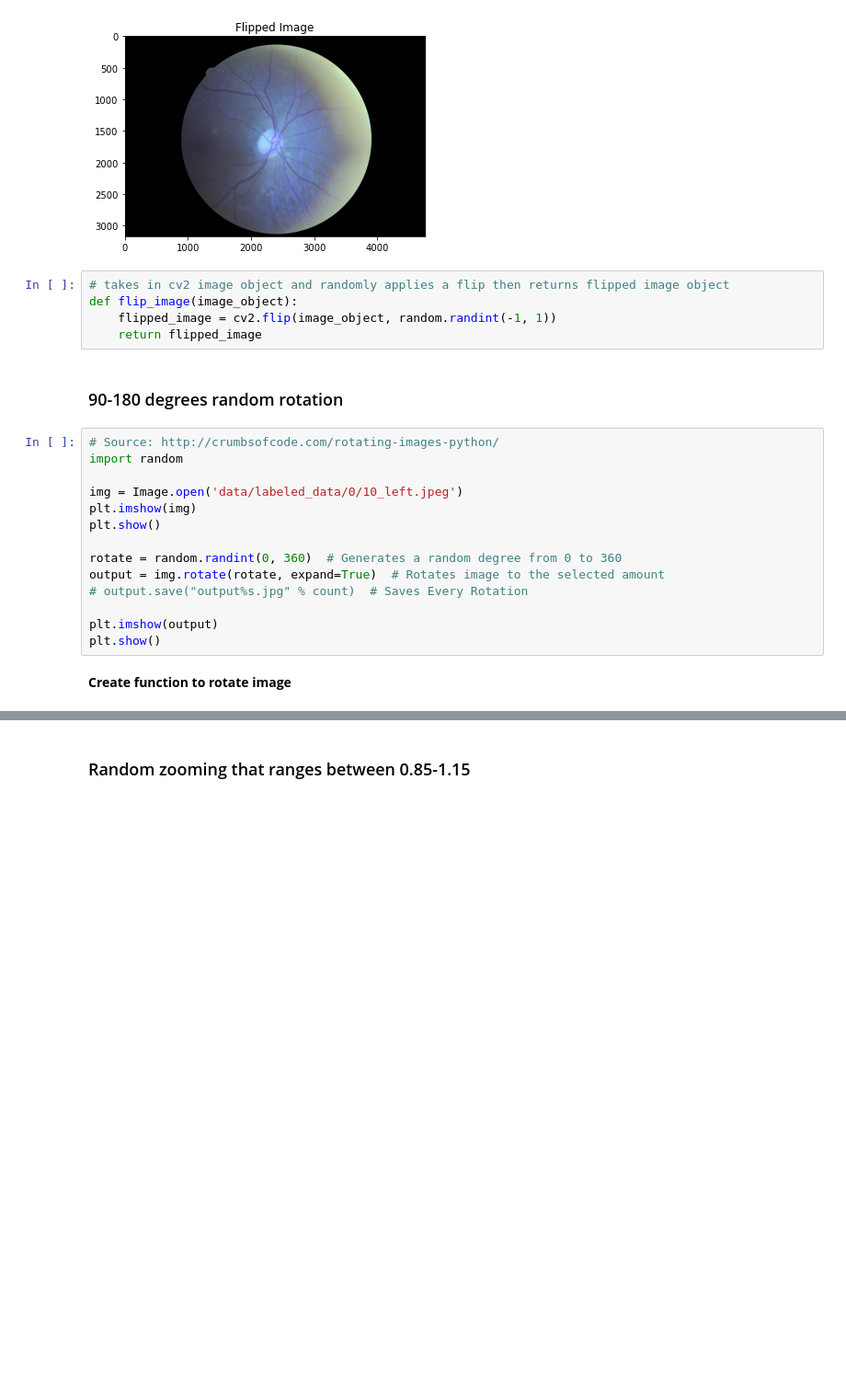
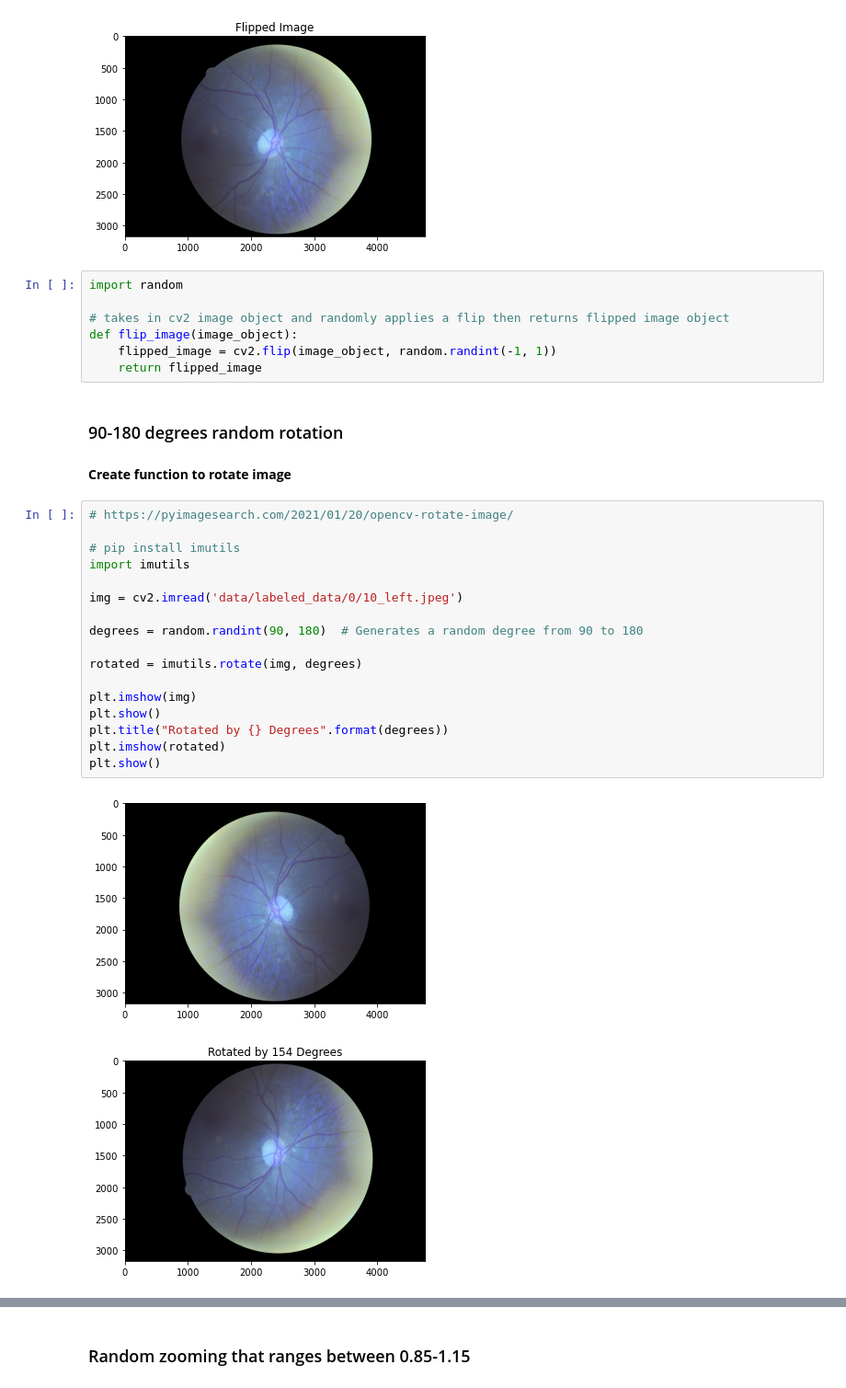
Before and after one commit to lykelly19/Computing-for-Health-and-Medicine-Final, a Jupyter notebook: DR Detection Group 9.ipynb, the cells around one changed output, grey strips where cells are left out. Shown at 92% size. Cells and saved outputs as stored; diff of their text form; blank space fills up the shorter version.

```diff
--- a/DR Detection Group 9.ipynb
+++ b/DR Detection Group 9.ipynb
@@ -690,27 +725,35 @@ plt.show()
 [figure]
 [figure]
 # %%
+import random
+
 # takes in cv2 image object and randomly applies a flip then returns flipped image object
 def flip_image(image_object):
     flipped_image = cv2.flip(image_object, random.randint(-1, 1))
     return flipped_image
 # %% [markdown]
 ### 90-180 degrees random rotation
-# %%
-# Source: http://crumbsofcode.com/rotating-images-python/
-import random
-
-img = Image.open('data/labeled_data/0/10_left.jpeg')
-plt.imshow(img)
-plt.show()
-
-rotate = random.randint(0, 360)  # Generates a random degree from 0 to 360
-output = img.rotate(rotate, expand=True)  # Rotates image to the selected amount
-# output.save("output%s.jpg" % count)  # Saves Every Rotation
-
-plt.imshow(output)
-plt.show()
 # %% [markdown]
 **Create function to rotate image**
+# %%
+# https://pyimagesearch.com/2021/01/20/opencv-rotate-image/
+
+# pip install imutils
+import imutils
+
+img = cv2.imread('data/labeled_data/0/10_left.jpeg')
+
+degrees = random.randint(90, 180)  # Generates a random degree from 90 to 180
+
+rotated = imutils.rotate(img, degrees)
+
+plt.imshow(img)
+plt.show()
+plt.title("Rotated by {} Degrees".format(degrees))
+plt.imshow(rotated)
+plt.show()
+# %% [output]
+[figure, added]
+[figure, added]
 # %%
 def rotate_image(img):
```
Also changed, not shown: parts of 7 cells of this notebook.
